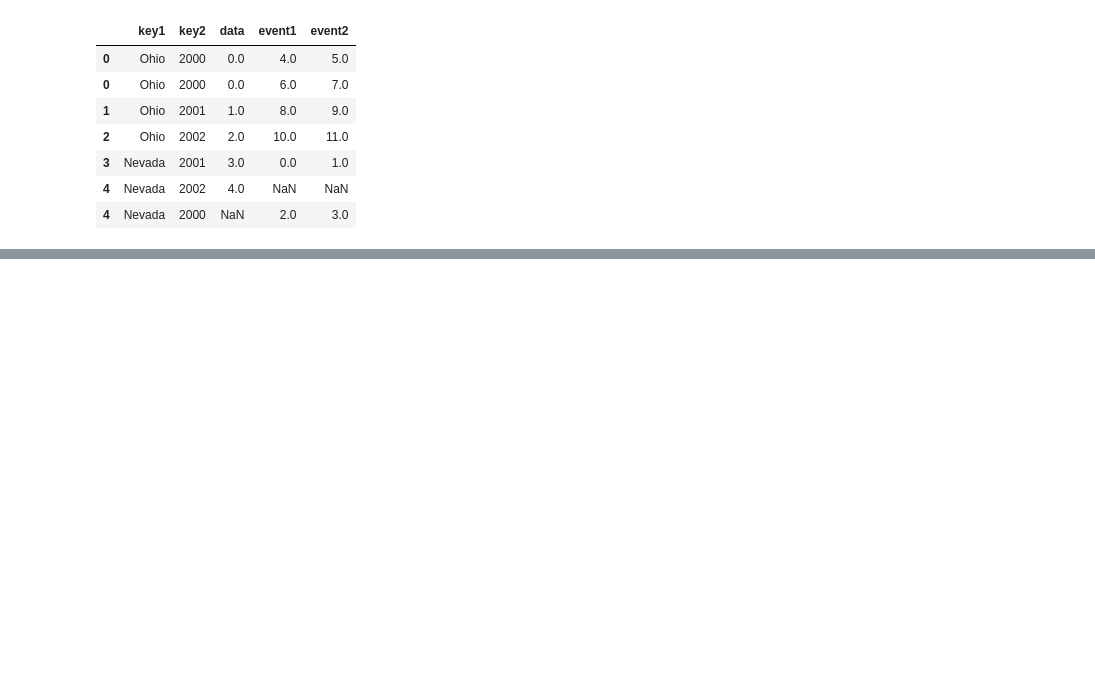
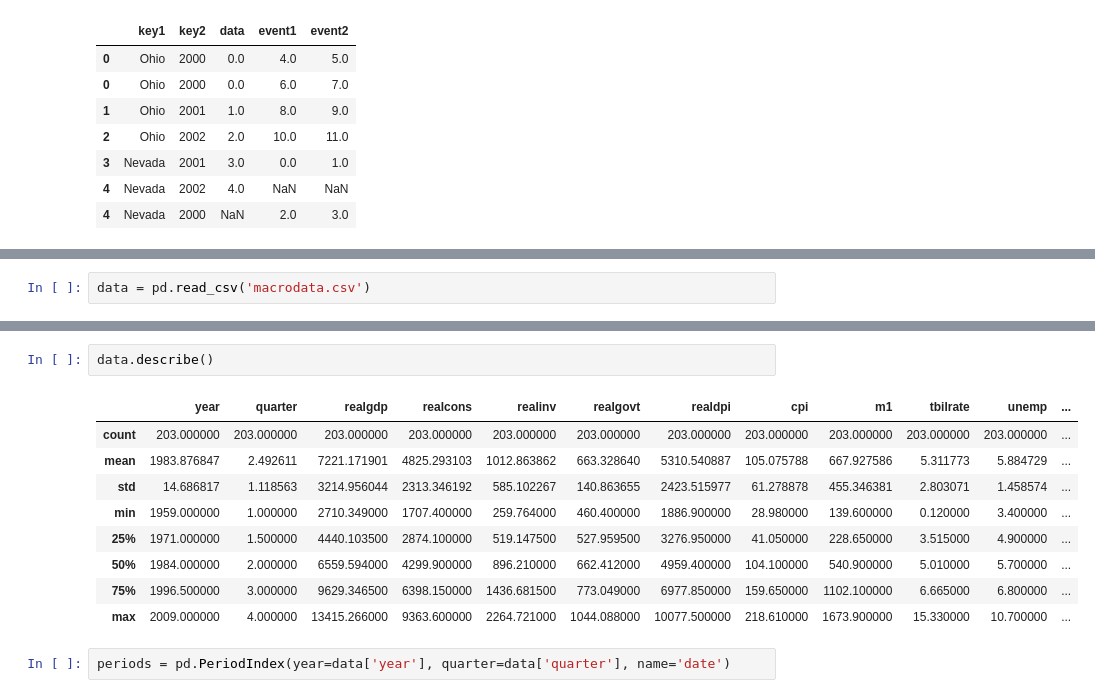
Before and after one commit to DanishHudani/Python-for-Data-Analysis-OReilly, a Jupyter notebook: Python for Data Analysis by Wes McKinney/Coding Practice/Chp8 - Data Wrangling Join, Combine/Chp8 - Data Wrangling Join, Combine.ipynb, the cells around one changed output, grey strips where cells are left out. Cells and saved outputs as stored; diff of their text form; blank space fills up the shorter version.

```diff
--- a/Python for Data Analysis by Wes McKinney/Coding Practice/Chp8 - Data Wrangling Join, Combine/Chp8 - Data Wrangling Join, Combine.ipynb
+++ b/Python for Data Analysis by Wes McKinney/Coding Practice/Chp8 - Data Wrangling Join, Combine/Chp8 - Data Wrangling Join, Combine.ipynb
@@ -605,0 +1114,2 @@ pd.merge(left_df, right_df, left_on=['key1', 'key2'], right_index=True, how='out
+# %%
+data = pd.read_csv('macrodata.csv')
@@ -605,0 +1125,14 @@ pd.merge(left_df, right_df, left_on=['key1', 'key2'], right_index=True, how='out
+# %%
+data.describe()
+# %% [output]
+|  | year | quarter | realgdp | realcons | realinv | realgovt | realdpi | cpi | m1 | tbilrate | unemp | ... |
+| count | 203.000000 | 203.000000 | 203.000000 | 203.000000 | 203.000000 | 203.000000 | 203.000000 | 203.000000 | 203.000000 | 203.000000 | 203.000000 | ... |
+| mean | 1983.876847 | 2.492611 | 7221.171901 | 4825.293103 | 1012.863862 | 663.328640 | 5310.540887 | 105.075788 | 667.927586 | 5.311773 | 5.884729 | ... |
+| std | 14.686817 | 1.118563 | 3214.956044 | 2313.346192 | 585.102267 | 140.863655 | 2423.515977 | 61.278878 | 455.346381 | 2.803071 | 1.458574 | ... |
+| min | 1959.000000 | 1.000000 | 2710.349000 | 1707.400000 | 259.764000 | 460.400000 | 1886.900000 | 28.980000 | 139.600000 | 0.120000 | 3.400000 | ... |
+| 25% | 1971.000000 | 1.500000 | 4440.103500 | 2874.100000 | 519.147500 | 527.959500 | 3276.950000 | 41.050000 | 228.650000 | 3.515000 | 4.900000 | ... |
+| 50% | 1984.000000 | 2.000000 | 6559.594000 | 4299.900000 | 896.210000 | 662.412000 | 4959.400000 | 104.100000 | 540.900000 | 5.010000 | 5.700000 | ... |
+| 75% | 1996.500000 | 3.000000 | 9629.346500 | 6398.150000 | 1436.681500 | 773.049000 | 6977.850000 | 159.650000 | 1102.100000 | 6.665000 | 6.800000 | ... |
+| max | 2009.000000 | 4.000000 | 13415.266000 | 9363.600000 | 2264.721000 | 1044.088000 | 10077.500000 | 218.610000 | 1673.900000 | 15.330000 | 10.700000 | ... |
+# %%
+periods = pd.PeriodIndex(year=data['year'], quarter=data['quarter'], name='date')
```
Also changed, not shown: parts of 128 cells of this notebook, 1 other file.
